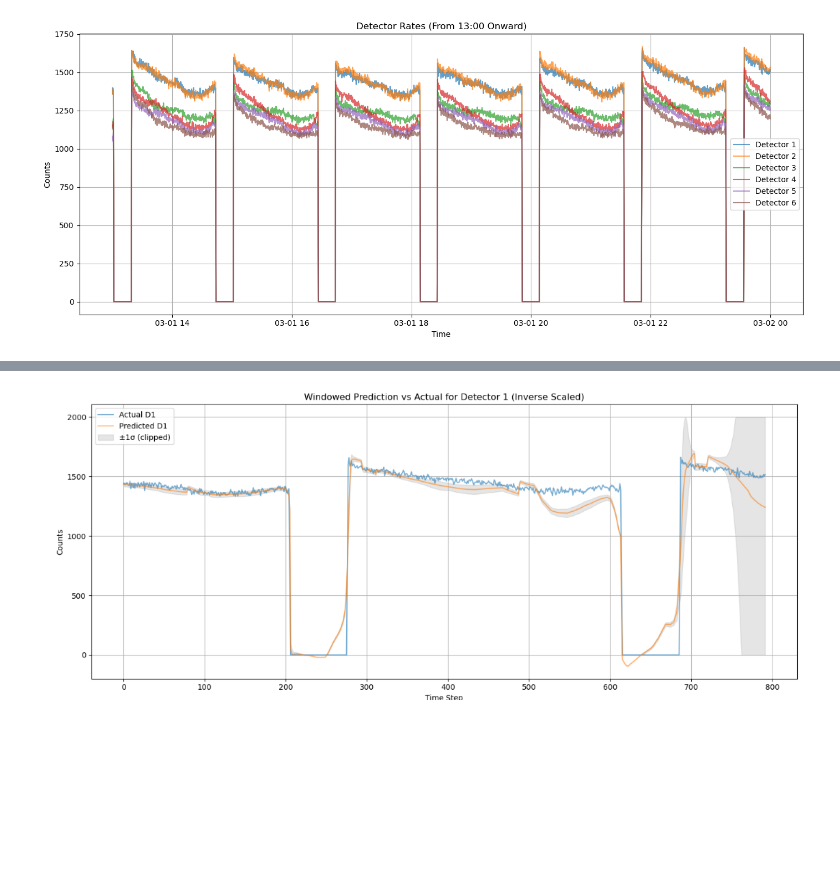
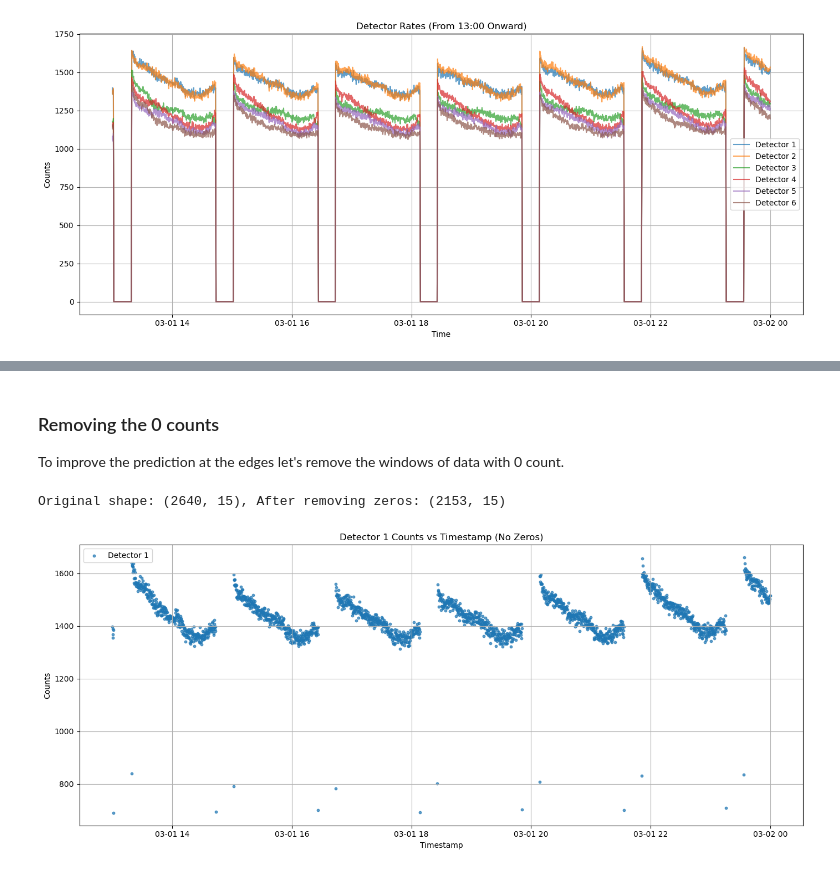
Before and after one commit to ClotanPaul/AI_industry, a Jupyter notebook: Project/model training.ipynb, the cells around one changed output, grey strips where cells are left out. Saved outputs shown, nothing was run; the diff lists cells and outputs as text; code cells hidden in the pictures; blank space fills up the shorter version.

Commit message:
Removed 0 and 800 counts from data

```diff
--- a/Project/model training.ipynb
+++ b/Project/model training.ipynb
@@ -252,2 +250,21 @@ plt.show()
-# %% [markdown]
-![image.png](attachment:53e62ad4-75c0-4bee-8a41-ff101ffb9cd4.png)
+# %% [markdown]
+### Removing the 0 counts
+To improve the prediction at the edges let's remove the windows of data with 0 count.
+# %%
+# Remove all rows from merged_df where any detector column has a 0 count
+merged_df_no_zeros = merged_df[(merged_df[target_cols] != 0).all(axis=1)]
+print(f"Original shape: {merged_df.shape}, After removing zeros: {merged_df_no_zeros.shape}")
+# %% [output]
+Original shape: (2640, 15), After removing zeros: (2153, 15)
+# %%
+plt.figure(figsize=(14, 6))
+plt.scatter(merged_df_no_zeros["timestamp"], merged_df_no_zeros["detector_1"], label="Detector 1", s=10, alpha=0.7)
+plt.title("Detector 1 Counts vs Timestamp (No Zeros)")
+plt.xlabel("Timestamp")
+plt.ylabel("Counts")
+plt.legend()
+plt.grid(True)
+plt.tight_layout()
+plt.show()
+# %% [output]
+[figure, added]
```
Also changed, not shown: parts of 19 cells of this notebook, 1 other file.
